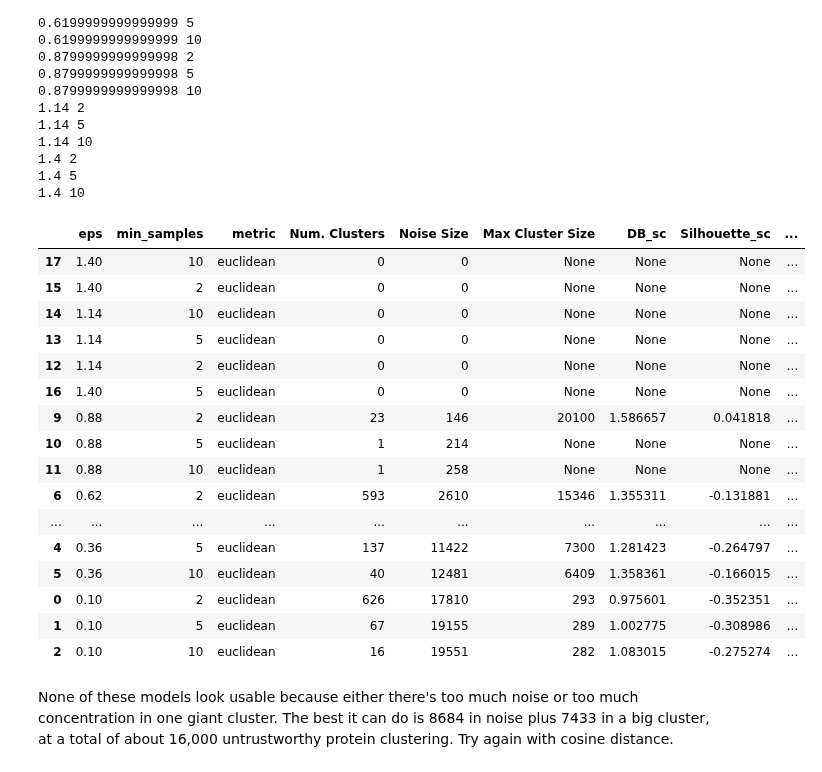
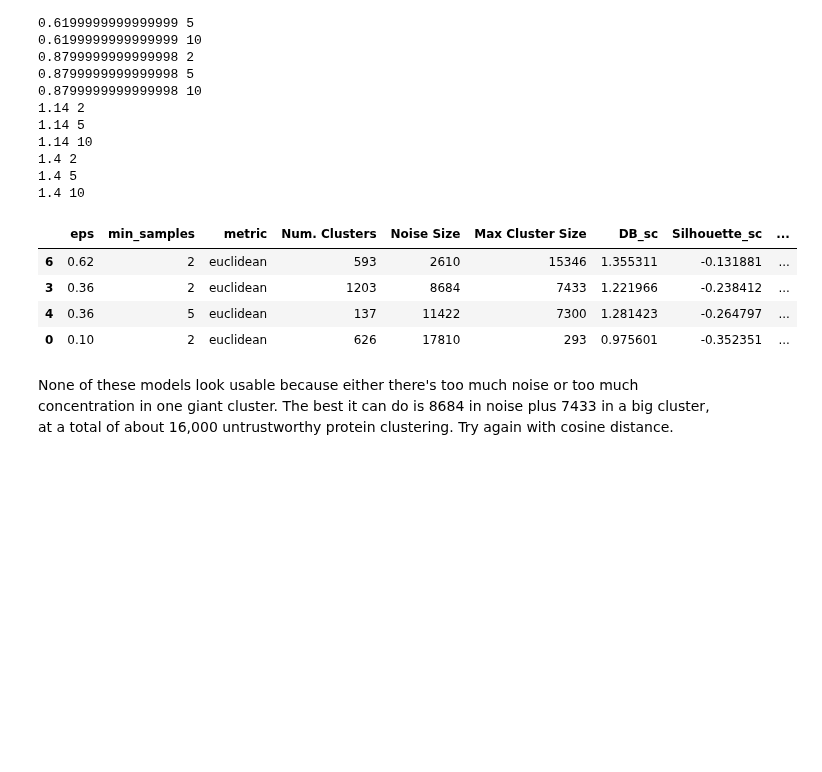
Before and after one commit to dptrsa-300/pss, a Jupyter notebook: Models.ipynb, the cells around one changed output. Cells and saved outputs as stored; diff of their text form; code cells hidden in the pictures; blank space fills up the shorter version.

```diff
--- a/Models.ipynb
+++ b/Models.ipynb
@@ -345,25 +412,16 @@ a1_gridsearch = ev.dbscan_gridsearch(X_deepfold, range_eps, range_min_samples, m
 1.4 5
 1.4 10
 # %%
-a1_gridsearch
+a1_gridsearch[
+    (a1_gridsearch["Noise Size"] > 0)
+    & (a1_gridsearch["Num. Clusters"] > 100)
+]
 # %% [output]
 |  | eps | min_samples | metric | Num. Clusters | Noise Size | Max Cluster Size | DB_sc | Silhouette_sc | ... |
-| 17 | 1.40 | 10 | euclidean | 0 | 0 | None | None | None | ... |
-| 15 | 1.40 | 2 | euclidean | 0 | 0 | None | None | None | ... |
-| 14 | 1.14 | 10 | euclidean | 0 | 0 | None | None | None | ... |
-| 13 | 1.14 | 5 | euclidean | 0 | 0 | None | None | None | ... |
-| 12 | 1.14 | 2 | euclidean | 0 | 0 | None | None | None | ... |
-| 16 | 1.40 | 5 | euclidean | 0 | 0 | None | None | None | ... |
-| 9 | 0.88 | 2 | euclidean | 23 | 146 | 20100 | 1.586657 | 0.041818 | ... |
-| 10 | 0.88 | 5 | euclidean | 1 | 214 | None | None | None | ... |
-| 11 | 0.88 | 10 | euclidean | 1 | 258 | None | None | None | ... |
 | 6 | 0.62 | 2 | euclidean | 593 | 2610 | 15346 | 1.355311 | -0.131881 | ... |
-| ... | ... | ... | ... | ... | ... | ... | ... | ... | ... |
+| 3 | 0.36 | 2 | euclidean | 1203 | 8684 | 7433 | 1.221966 | -0.238412 | ... |
 | 4 | 0.36 | 5 | euclidean | 137 | 11422 | 7300 | 1.281423 | -0.264797 | ... |
-| 5 | 0.36 | 10 | euclidean | 40 | 12481 | 6409 | 1.358361 | -0.166015 | ... |
 | 0 | 0.10 | 2 | euclidean | 626 | 17810 | 293 | 0.975601 | -0.352351 | ... |
-| 1 | 0.10 | 5 | euclidean | 67 | 19155 | 289 | 1.002775 | -0.308986 | ... |
-| 2 | 0.10 | 10 | euclidean | 16 | 19551 | 282 | 1.083015 | -0.275274 | ... |
 # %% [markdown]
 None of these models look usable because either there's too much noise or too much concentration in one giant cluster. The best it can do is 8684 in noise plus 7433 in a big cluster, at a total of about 16,000 untrustworthy protein clustering.
 Try again with cosine distance.
```
Also changed, not shown: parts of 63 cells of this notebook, 5 other files.
